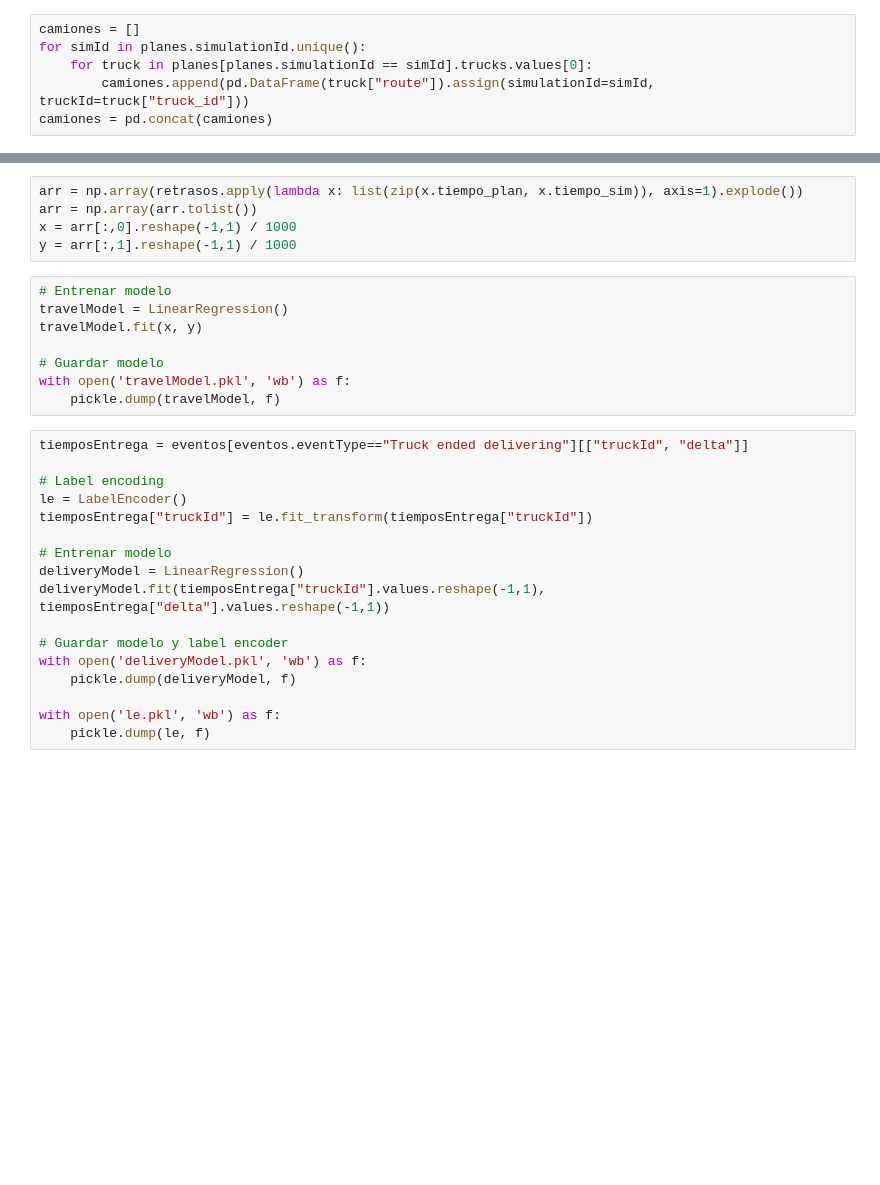
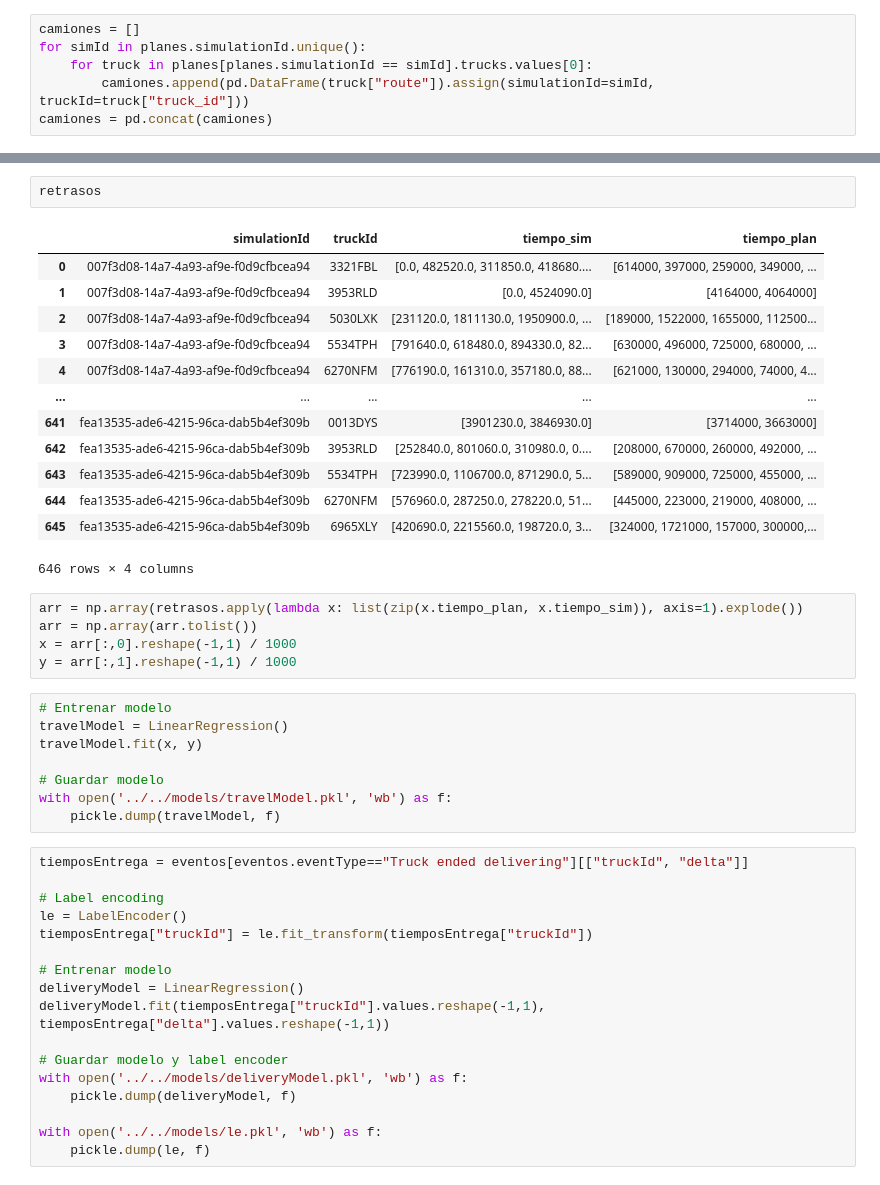
Before and after one commit to sofiarques/APSE_31_Reorganizado, a Jupyter notebook: APSELogisticSimulator-main/src/models/model.ipynb, the cells around one changed output, grey strips where cells are left out. Cells and saved outputs as stored; diff of their text form; blank space fills up the shorter version.

```diff
--- a/APSELogisticSimulator-main/src/models/model.ipynb
+++ b/APSELogisticSimulator-main/src/models/model.ipynb
@@ -59,3 +87,19 @@ retrasos
+# %%
+retrasos
+# %% [output]
+|  | simulationId | truckId | tiempo_sim | tiempo_plan |
+| 0 | 007f3d08-14a7-4a93-af9e-f0d9cfbcea94 | 3321FBL | [0.0, 482520.0, 311850.0, 418680.... | [614000, 397000, 259000, 349000, ... |
+| 1 | 007f3d08-14a7-4a93-af9e-f0d9cfbcea94 | 3953RLD | [0.0, 4524090.0] | [4164000, 4064000] |
+| 2 | 007f3d08-14a7-4a93-af9e-f0d9cfbcea94 | 5030LXK | [231120.0, 1811130.0, 1950900.0, ... | [189000, 1522000, 1655000, 112500... |
+| 3 | 007f3d08-14a7-4a93-af9e-f0d9cfbcea94 | 5534TPH | [791640.0, 618480.0, 894330.0, 82... | [630000, 496000, 725000, 680000, ... |
+| 4 | 007f3d08-14a7-4a93-af9e-f0d9cfbcea94 | 6270NFM | [776190.0, 161310.0, 357180.0, 88... | [621000, 130000, 294000, 74000, 4... |
+| ... | ... | ... | ... | ... |
+| 641 | fea13535-ade6-4215-96ca-dab5b4ef309b | 0013DYS | [3901230.0, 3846930.0] | [3714000, 3663000] |
+| 642 | fea13535-ade6-4215-96ca-dab5b4ef309b | 3953RLD | [252840.0, 801060.0, 310980.0, 0.... | [208000, 670000, 260000, 492000, ... |
+| 643 | fea13535-ade6-4215-96ca-dab5b4ef309b | 5534TPH | [723990.0, 1106700.0, 871290.0, 5... | [589000, 909000, 725000, 455000, ... |
+| 644 | fea13535-ade6-4215-96ca-dab5b4ef309b | 6270NFM | [576960.0, 287250.0, 278220.0, 51... | [445000, 223000, 219000, 408000, ... |
+| 645 | fea13535-ade6-4215-96ca-dab5b4ef309b | 6965XLY | [420690.0, 2215560.0, 198720.0, 3... | [324000, 1721000, 157000, 300000,... |
+646 rows × 4 columns
 # %%
 arr = np.array(retrasos.apply(lambda x: list(zip(x.tiempo_plan, x.tiempo_sim)), axis=1).explode())
 arr = np.array(arr.tolist())
@@ -67,7 +111,7 @@ travelModel = LinearRegression()
 travelModel.fit(x, y)
 
 # Guardar modelo
-with open('travelModel.pkl', 'wb') as f:
+with open('../../models/travelModel.pkl', 'wb') as f:
     pickle.dump(travelModel, f)
 # %%
 tiemposEntrega = eventos[eventos.eventType=="Truck ended delivering"][["truckId", "delta"]]
@@ -81,8 +125,8 @@ deliveryModel = LinearRegression()
 deliveryModel.fit(tiemposEntrega["truckId"].values.reshape(-1,1), tiemposEntrega["delta"].values.reshape(-1,1))
 
 # Guardar modelo y label encoder
-with open('deliveryModel.pkl', 'wb') as f:
+with open('../../models/deliveryModel.pkl', 'wb') as f:
     pickle.dump(deliveryModel, f)
 
-with open('le.pkl', 'wb') as f:
+with open('../../models/le.pkl', 'wb') as f:
     pickle.dump(le, f)
```
Also changed, not shown: parts of 6 cells of this notebook, 5 other files.
